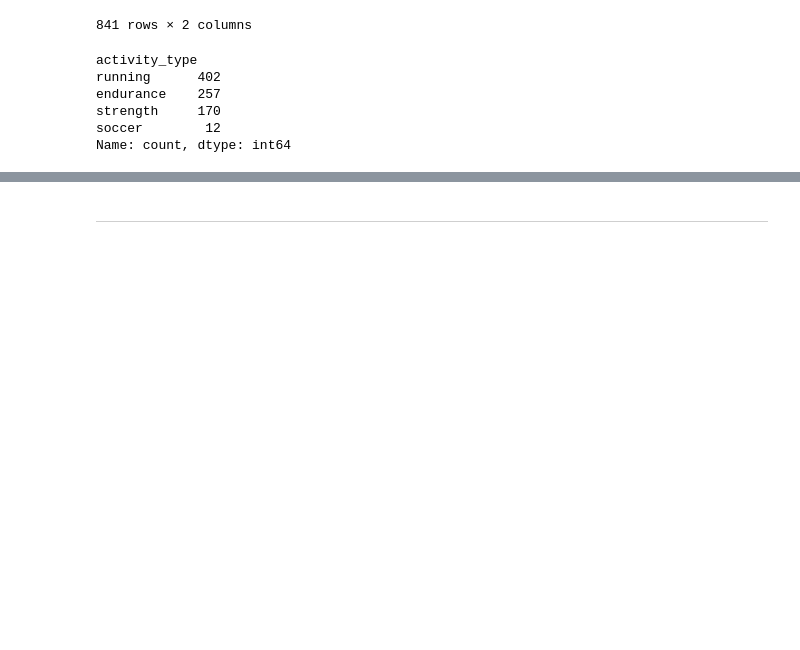
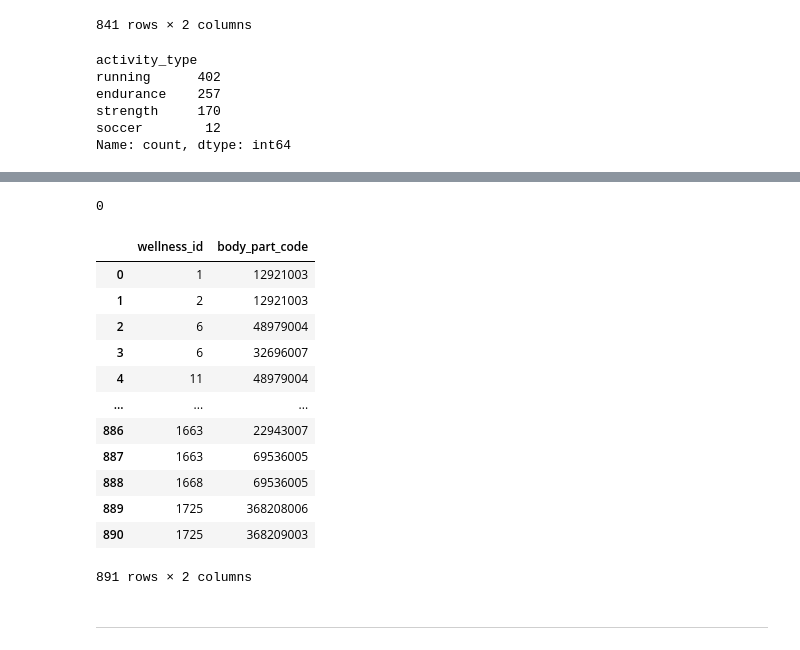
Before and after one commit to vish-mandalika/sql-pipeline-athletic-performance, a Jupyter notebook: etl.ipynb, the cells around one changed output, grey strips where cells are left out. Saved outputs shown, nothing was run; the diff lists cells and outputs as text; code cells hidden in the pictures; blank space fills up the shorter version.

```diff
--- a/etl.ipynb
+++ b/etl.ipynb
@@ -310,0 +315,4 @@ Some fields are full but others are at 0. This tells me that the rows are still
+# %%
+wellness = wellness.drop(columns="d")
+wellness['wellness_id'] = wellness.index + 1
+wellness
@@ -455,0 +497,3 @@ Now I want to create the daily_soreness and body_part lookup:
+# %%
+wellness["parsed"] = wellness["soreness_area"].apply(ast.literal_eval)
+type(wellness.parsed.iloc[0])
@@ -456,3 +527,33 @@ Now I want to create the daily_soreness and body_part lookup:
+# %%
+wellness.parsed.apply(lambda l: len(l) != len(set(l))).sum()
+# %% [output]
+0
+# %%
+body_part_records = []
+for i, row in enumerate(wellness.itertuples()):
+    sore_part = row.parsed
+    body_part_code = [x for x in sore_part]
+    for area in body_part_code:
+        body_part_records.append({
+            "wellness_id": row.wellness_id,
+            "body_part_code": area,
+        })
+daily_soreness = pd.DataFrame(body_part_records)
+daily_soreness
+# %% [output]
+|  | wellness_id | body_part_code |
+| 0 | 1 | 12921003 |
+| 1 | 2 | 12921003 |
+| 2 | 6 | 48979004 |
+| 3 | 6 | 32696007 |
+| 4 | 11 | 48979004 |
+| ... | ... | ... |
+| 886 | 1663 | 22943007 |
+| 887 | 1663 | 69536005 |
+| 888 | 1668 | 69536005 |
+| 889 | 1725 | 368208006 |
+| 890 | 1725 | 368209003 |
+891 rows × 2 columns
 # %% [markdown]
 ---
 # %% [markdown]
```
Also changed, not shown: parts of 12 cells of this notebook.
